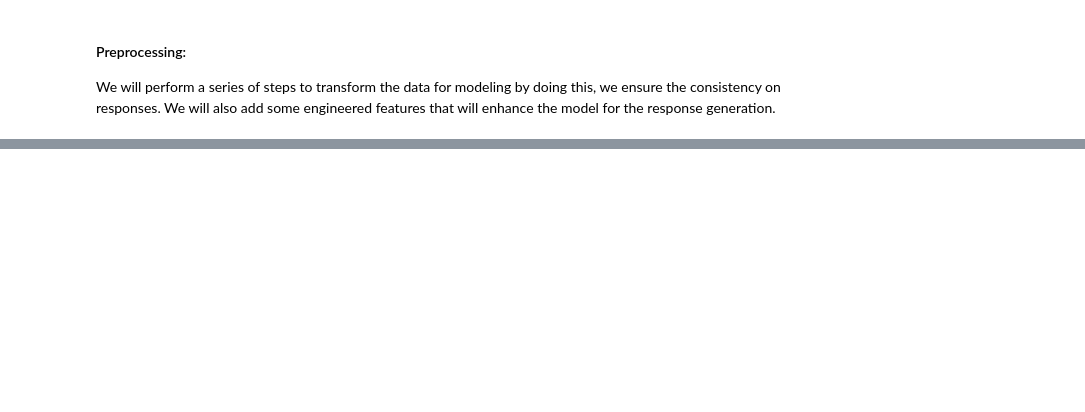
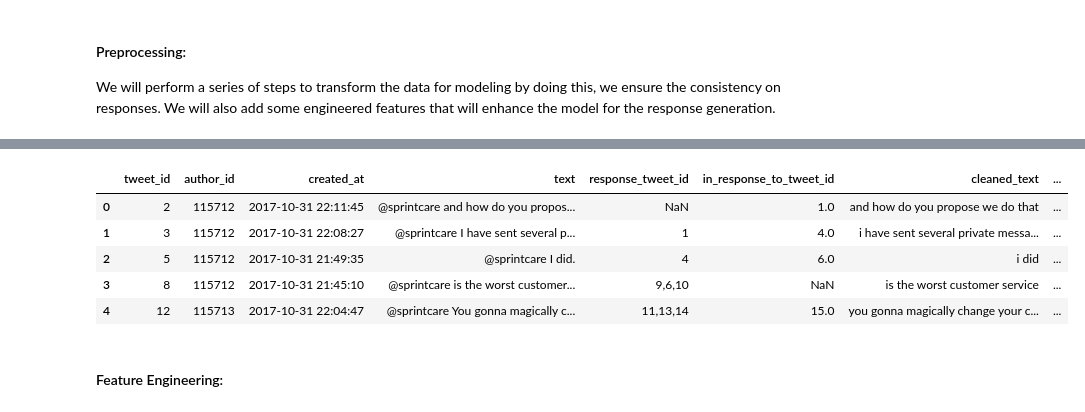
Before and after one commit to CamiloDS16/nlp-sentiment-analysis-X-csupport, a Jupyter notebook: notebooks/text-preprocessing-modeling.ipynb, the cells around one changed output, grey strips where cells are left out. Cells and saved outputs as stored; diff of their text form; code cells hidden in the pictures; blank space fills up the shorter version.

```diff
--- a/notebooks/text-preprocessing-modeling.ipynb
+++ b/notebooks/text-preprocessing-modeling.ipynb
@@ -387,0 +130,9 @@ except Exception as e:
+# %%
+# Apply NER
+df['entities'] = df['text'].apply(extract_entities)
+# count product mention
+df['product_mentions'] = df['entities'].apply(lambda ents: sum('PRODUCT' in ent for ent in ents))
+# text length in processed-lemmatized text
+df['text_length'] = df['processed_text'].apply(len)
+# brands count
+df['brand_mentions'] = df['entities'].apply(lambda ents: sum('ORG' in ent for ent in ents))
@@ -387,0 +152,7 @@ except Exception as e:
+# %%
+try:
+    file_path = '../data/processed/processed_data.csv'
+    df = load_data(file_path=file_path)
+    logging.info("Data loaded successfully")
+except Exception as e:
+    logging.error(f"Error while loading the dataset: {e}")
@@ -387,0 +163,37 @@ except Exception as e:
+# %%
+# creating dependent variable
+def categorize_sentiment(score, pos_threshold=0.1, neg_threshold=-0.1):
+    """
+    Categorize sentiment score into classes with error handling and logging.
+    Args:
+    score (float): Sentiment score.
+    pos_threshold (float): Threshold for positive sentiment.
+    neg_threshold (float): Threshold for negative sentiment.
+    Returns:
+    str: Sentiment category ('Positive', 'Negative', 'Neutral').
+    """
+    try:
+        if score > pos_threshold:
+            sentiment = 'Positive'
+        elif score < neg_threshold:
+            sentiment = 'Negative'
+        else:
+            sentiment = 'Neutral'
+        return sentiment
+    except Exception as e:
+        logging.error(f"Error in categorizing sentiment: {e}")
+        return 'Neutral'
+
+
+df['derived_sentiment'] = df['sentiment'].apply(categorize_sentiment)
+# %%
+df.head()
+# %% [output]
+|  | tweet_id | author_id | created_at | text | response_tweet_id | in_response_to_tweet_id | cleaned_text | ... |
+| 0 | 2 | 115712 | 2017-10-31 22:11:45 | @sprintcare and how do you propos... | NaN | 1.0 | and how do you propose we do that | ... |
+| 1 | 3 | 115712 | 2017-10-31 22:08:27 | @sprintcare I have sent several p... | 1 | 4.0 | i have sent several private messa... | ... |
+| 2 | 5 | 115712 | 2017-10-31 21:49:35 | @sprintcare I did. | 4 | 6.0 | i did | ... |
+| 3 | 8 | 115712 | 2017-10-31 21:45:10 | @sprintcare is the worst customer... | 9,6,10 | NaN | is the worst customer service | ... |
+| 4 | 12 | 115713 | 2017-10-31 22:04:47 | @sprintcare You gonna magically c... | 11,13,14 | 15.0 | you gonna magically change your c... | ... |
+# %% [markdown]
+#### Feature Engineering:
```
Also changed, not shown: parts of 81 cells of this notebook, 20 other files.
